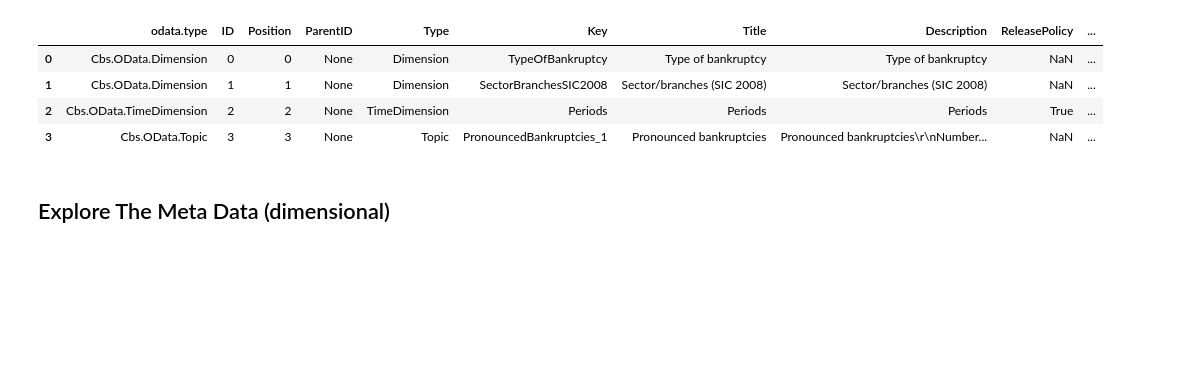
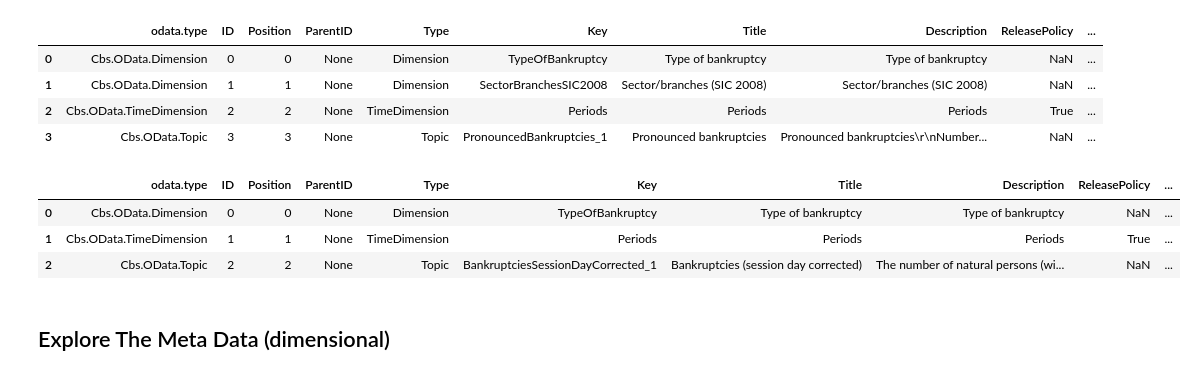
Before and after one commit to Sophie-X/bankruptcies, a Jupyter notebook: notebooks/01_ingest.ipynb, the cells around one changed output. Cells and saved outputs as stored; diff of their text form; code cells hidden in the pictures; blank space fills up the shorter version.

```diff
--- a/notebooks/01_ingest.ipynb
+++ b/notebooks/01_ingest.ipynb
@@ -19,6 +19,15 @@ props_df
 | 1 | Cbs.OData.Dimension | 1 | 1 | None | Dimension | SectorBranchesSIC2008 | Sector/branches (SIC 2008) | Sector/branches (SIC 2008) | NaN | ... |
 | 2 | Cbs.OData.TimeDimension | 2 | 2 | None | TimeDimension | Periods | Periods | Periods | True | ... |
 | 3 | Cbs.OData.Topic | 3 | 3 | None | Topic | PronouncedBankruptcies_1 | Pronounced bankruptcies | Pronounced bankruptcies\r\nNumber... | NaN | ... |
+# %%
+props = cbsodata.get_meta('83085ENG', 'DataProperties')
+props_df = pd.DataFrame(props)
+props_df
+# %% [output]
+|  | odata.type | ID | Position | ParentID | Type | Key | Title | Description | ReleasePolicy | ... |
+| 0 | Cbs.OData.Dimension | 0 | 0 | None | Dimension | TypeOfBankruptcy | Type of bankruptcy | Type of bankruptcy | NaN | ... |
+| 1 | Cbs.OData.TimeDimension | 1 | 1 | None | TimeDimension | Periods | Periods | Periods | True | ... |
+| 2 | Cbs.OData.Topic | 2 | 2 | None | Topic | BankruptciesSessionDayCorrected_1 | Bankruptcies (session day corrected) | The number of natural persons (wi... | NaN | ... |
 # %% [markdown]
 ## Explore The Meta Data (dimensional)
 # %%
```
Also changed, not shown: parts of 3 cells of this notebook, 4 other files.
